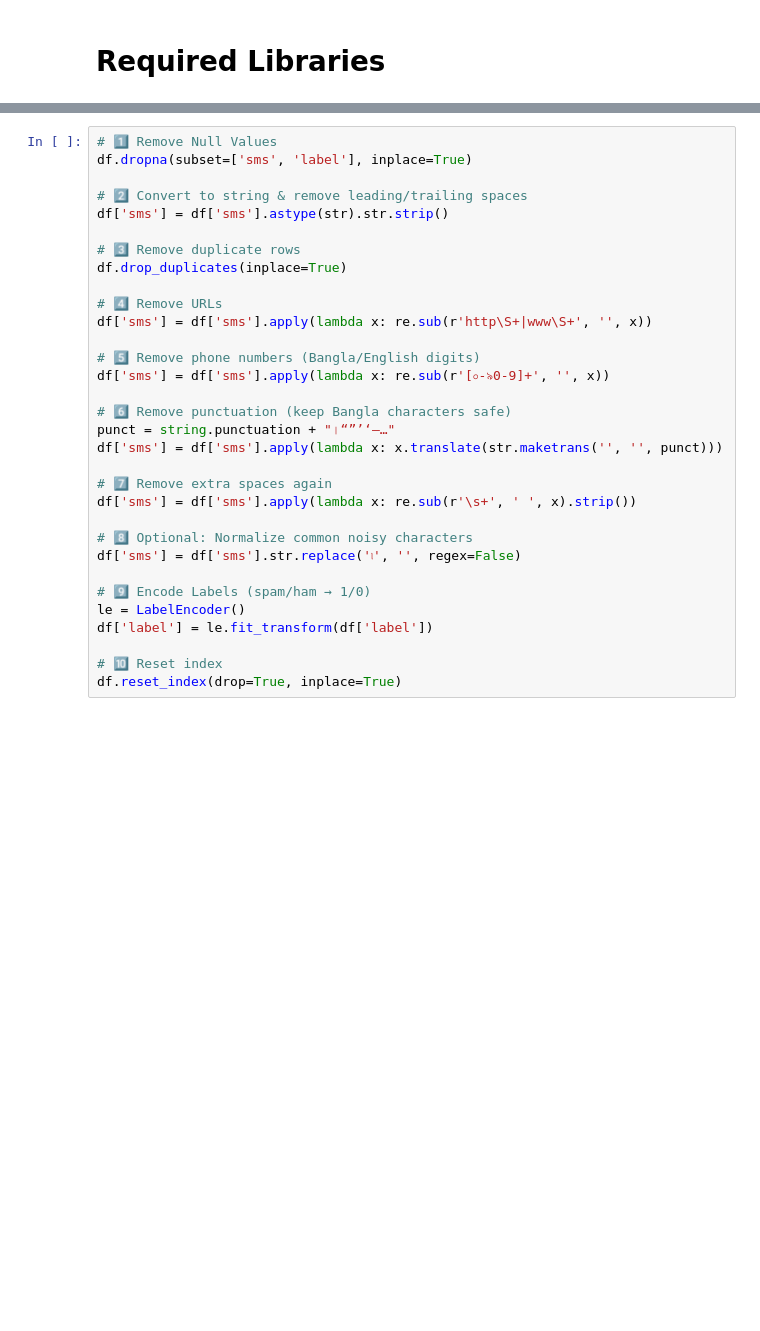
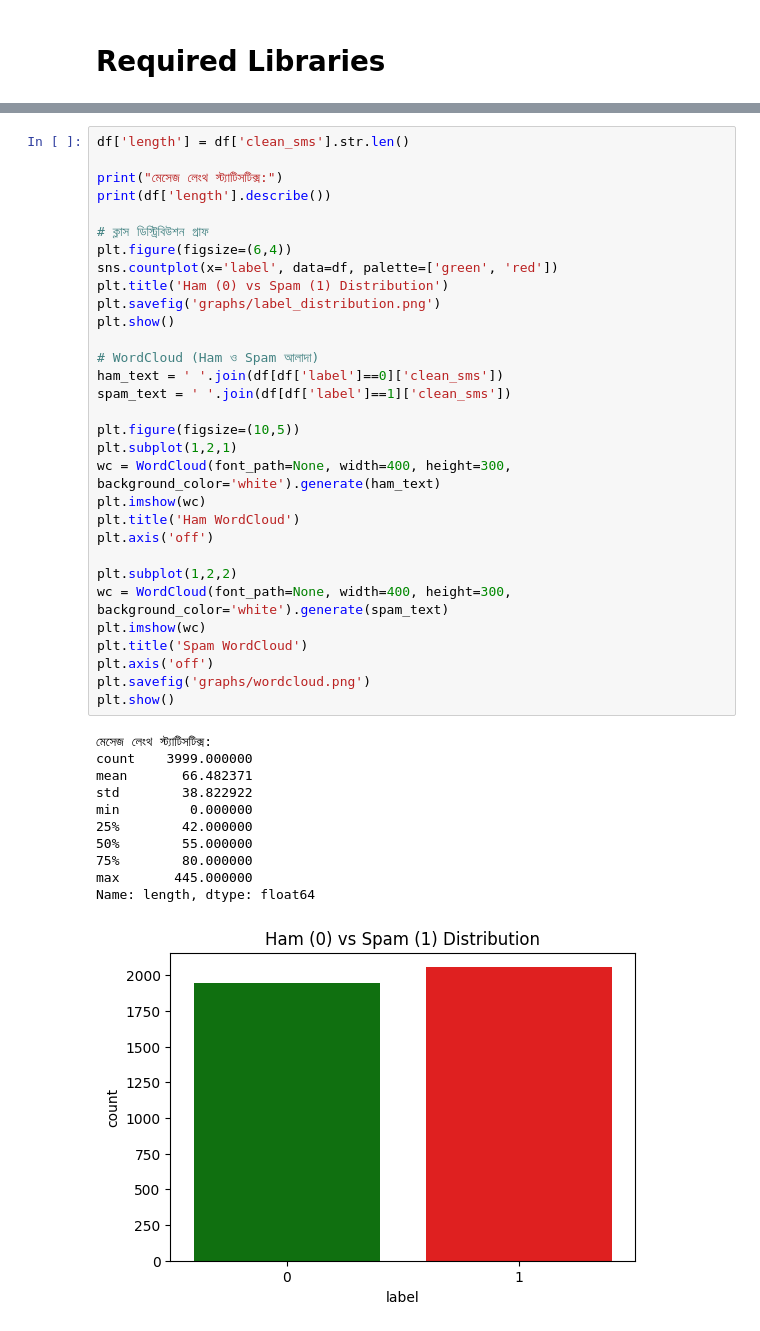
Before and after one commit to ohidulalam66/Bangla-SMS-Spam-and-Ham-Text-Classification-using-NLP, a Jupyter notebook: main.ipynb, the cells around one changed output, grey strips where cells are left out. Saved outputs shown, nothing was run; the diff lists cells and outputs as text; blank space fills up the shorter version.

Commit message:
new work for dataset loaded, clean/preprocessing and data analysis

```diff
--- a/main.ipynb
+++ b/main.ipynb
@@ -38,32 +60,43 @@ None
 # %%
-# 1️⃣ Remove Null Values
-df.dropna(subset=['sms', 'label'], inplace=True)
+df['length'] = df['clean_sms'].str.len()
 
-# 2️⃣ Convert to string & remove leading/trailing spaces
-df['sms'] = df['sms'].astype(str).str.strip()
+print("মেসেজ লেংথ স্ট্যাটিসটিক্স:")
+print(df['length'].describe())
 
-# 3️⃣ Remove duplicate rows
-df.drop_duplicates(inplace=True)
+# ক্লাস ডিস্ট্রিবিউশন গ্রাফ
+plt.figure(figsize=(6,4))
+sns.countplot(x='label', data=df, palette=['green', 'red'])
+plt.title('Ham (0) vs Spam (1) Distribution')
+plt.savefig('graphs/label_distribution.png')
+plt.show()
 
-# 4️⃣ Remove URLs
-df['sms'] = df['sms'].apply(lambda x: re.sub(r'http\S+|www\S+', '', x))
+# WordCloud (Ham ও Spam আলাদা)
+ham_text = ' '.join(df[df['label']==0]['clean_sms'])
+spam_text = ' '.join(df[df['label']==1]['clean_sms'])
 
-# 5️⃣ Remove phone numbers (Bangla/English digits)
-df['sms'] = df['sms'].apply(lambda x: re.sub(r'[০-৯0-9]+', '', x))
+plt.figure(figsize=(10,5))
+plt.subplot(1,2,1)
+wc = WordCloud(font_path=None, width=400, height=300, background_color='white').generate(ham_text)
+plt.imshow(wc)
+plt.title('Ham WordCloud')
+plt.axis('off')
 
-# 6️⃣ Remove punctuation (keep Bangla characters safe)
-punct = string.punctuation + "।“”’‘—…"
-df['sms'] = df['sms'].apply(lambda x: x.translate(str.maketrans('', '', punct)))
-
-# 7️⃣ Remove extra spaces again
-df['sms'] = df['sms'].apply(lambda x: re.sub(r'\s+', ' ', x).strip())
-
-# 8️⃣ Optional: Normalize common noisy characters
-df['sms'] = df['sms'].str.replace('৷', '', regex=False)
-
-# 9️⃣ Encode Labels (spam/ham → 1/0)
-le = LabelEncoder()
-df['label'] = le.fit_transform(df['label'])
-
-# 🔟 Reset index
-df.reset_index(drop=True, inplace=True)
+plt.subplot(1,2,2)
+wc = WordCloud(font_path=None, width=400, height=300, background_color='white').generate(spam_text)
+plt.imshow(wc)
+plt.title('Spam WordCloud')
+plt.axis('off')
+plt.savefig('graphs/wordcloud.png')
+plt.show()
+# %% [output]
+মেসেজ লেংথ স্ট্যাটিসটিক্স:
+count    3999.000000
+mean       66.482371
+std        38.822922
+min         0.000000
+25%        42.000000
+50%        55.000000
+75%        80.000000
+max       445.000000
+Name: length, dtype: float64
+[figure, added]
```
Also changed, not shown: parts of 17 cells of this notebook, 2 other files.
